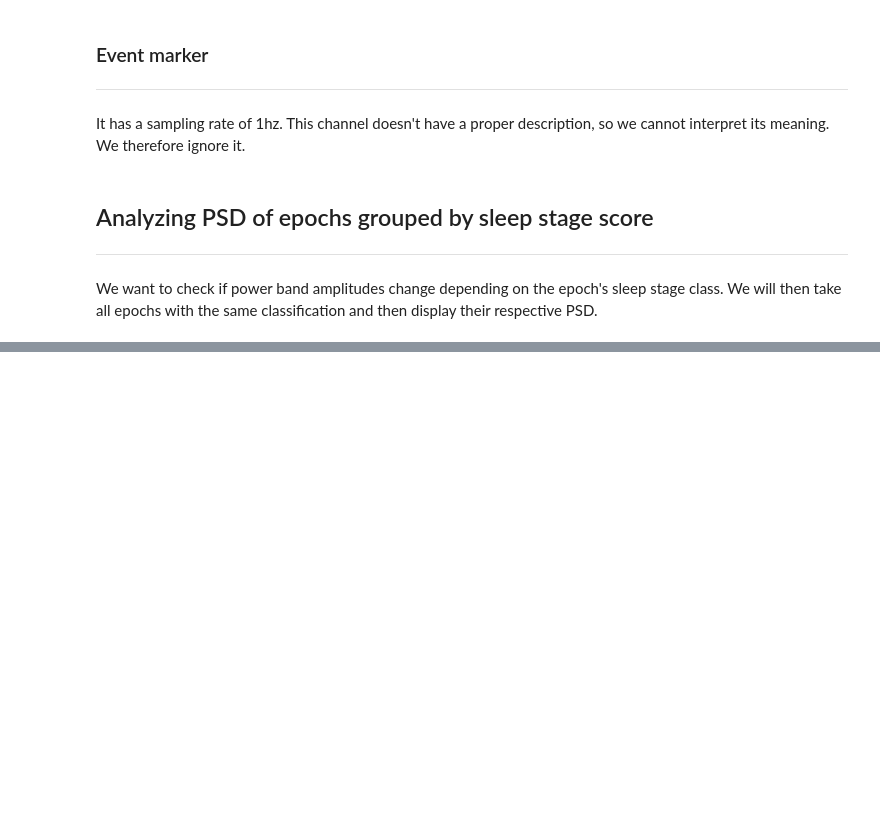
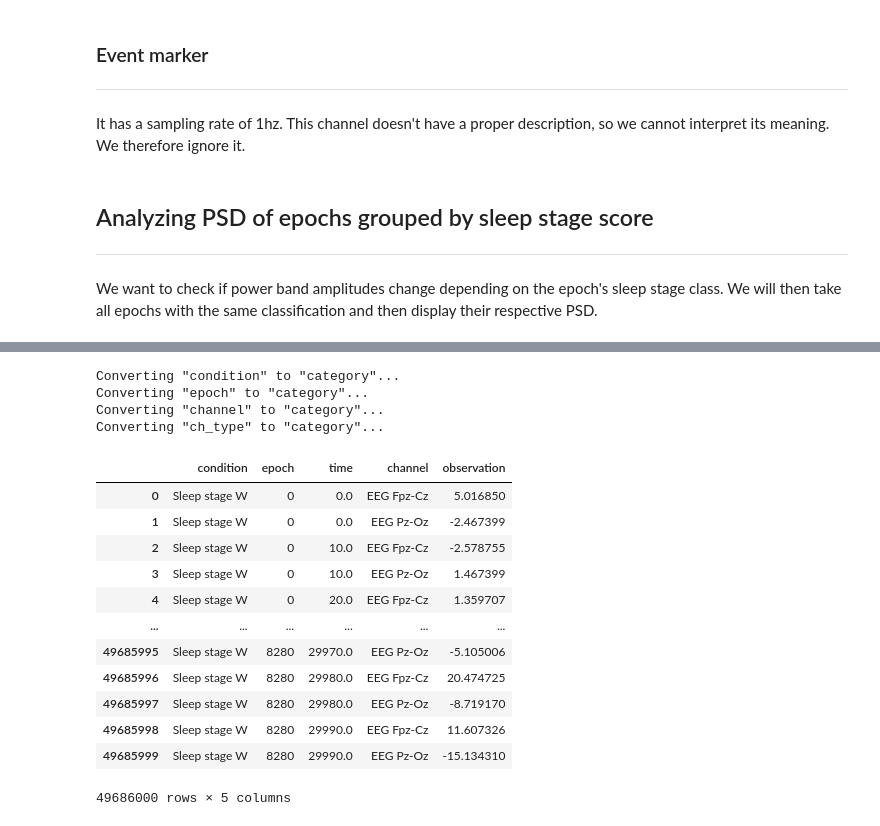
Before and after one commit to PolyCortex/polydodo, a Jupyter notebook: exploration.ipynb, the cells around one changed output, grey strips where cells are left out. Cells and saved outputs as stored; diff of their text form; code cells hidden in the pictures; blank space fills up the shorter version.

```diff
--- a/exploration.ipynb
+++ b/exploration.ipynb
@@ -186,0 +235,21 @@ epochs['Sleep stage W'].plot_psd(n_jobs=-1);
+# %%
+epochs_df = epochs.to_data_frame(long_format=True, picks="eeg")
+epochs_df.drop(columns='ch_type')
+# %% [output]
+Converting "condition" to "category"...
+Converting "epoch" to "category"...
+Converting "channel" to "category"...
+Converting "ch_type" to "category"...
+|  | condition | epoch | time | channel | observation |
+| 0 | Sleep stage W | 0 | 0.0 | EEG Fpz-Cz | 5.016850 |
+| 1 | Sleep stage W | 0 | 0.0 | EEG Pz-Oz | -2.467399 |
+| 2 | Sleep stage W | 0 | 10.0 | EEG Fpz-Cz | -2.578755 |
+| 3 | Sleep stage W | 0 | 10.0 | EEG Pz-Oz | 1.467399 |
+| 4 | Sleep stage W | 0 | 20.0 | EEG Fpz-Cz | 1.359707 |
+| ... | ... | ... | ... | ... | ... |
+| 49685995 | Sleep stage W | 8280 | 29970.0 | EEG Pz-Oz | -5.105006 |
+| 49685996 | Sleep stage W | 8280 | 29980.0 | EEG Fpz-Cz | 20.474725 |
+| 49685997 | Sleep stage W | 8280 | 29980.0 | EEG Pz-Oz | -8.719170 |
+| 49685998 | Sleep stage W | 8280 | 29990.0 | EEG Fpz-Cz | 11.607326 |
+| 49685999 | Sleep stage W | 8280 | 29990.0 | EEG Pz-Oz | -15.134310 |
+49686000 rows × 5 columns
```
Also changed, not shown: parts of 19 cells of this notebook.
